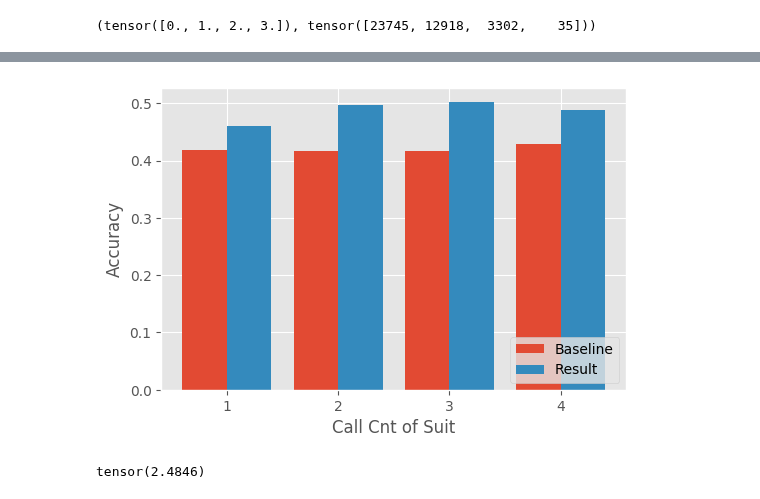
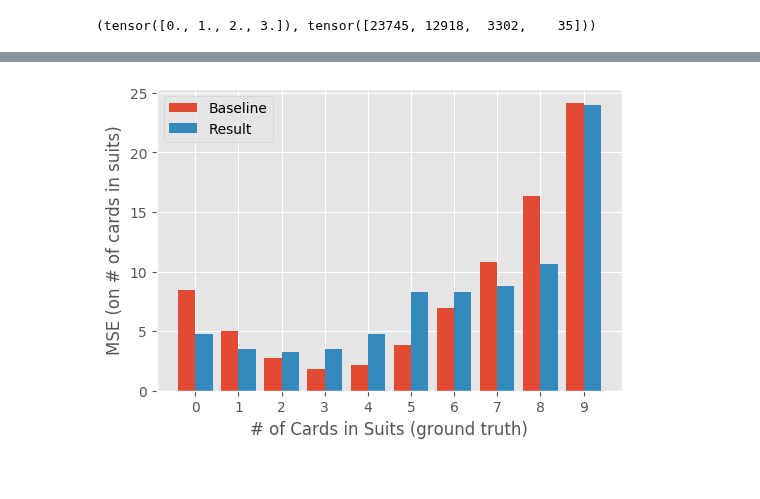
Before and after one commit to JackywithaWhiteDog/Bridge-AI-with-Bidding-Information, a Jupyter notebook: notebooks/test_rnn.ipynb, the cells around one changed output, grey strips where cells are left out. Cells and saved outputs as stored; diff of their text form; code cells hidden in the pictures.

```diff
--- a/notebooks/test_rnn.ipynb
+++ b/notebooks/test_rnn.ipynb
@@ -39,2 +35,0 @@ cards_selected = torch.stack(result.split(52, dim=1)).sum(dim=0) > 0
-# %%
-for i in range(result.shape[0]):
@@ -154,0 +175,6 @@ tensor([[0.3750, 0.3636, 0.2500,  ..., 0.5714, 0.6364, 0.5000],
+# %%
+len_acc = [[] for i in range(2)]
+for i, r in enumerate([random_results, hinted_results]):
+    for l in lengths:
+        len_acc[i].append(((torch.stack((r == targets)[bidding_len==l, :].split(52, dim=1)).sum(dim=0)) == 4).float().mean(dim=1).mean().item())
+# len_acc
@@ -155,11 +194,9 @@ tensor([[0.3750, 0.3636, 0.2500,  ..., 0.5714, 0.6364, 0.5000],
 # %%
-suit_matches = [
-    ((torch.stack((torch.stack((null_results == targets).split(52, dim=1)).sum(dim=0) == 4).split(13, dim=1)) & card_unknown).sum(dim=2) / card_unknown.sum(dim=2)).flatten(),
-    ((torch.stack((torch.stack((hinted_results == targets).split(52, dim=1)).sum(dim=0) == 4).split(13, dim=1)) & card_unknown).sum(dim=2) / card_unknown.sum(dim=2)).flatten(),
-    ((torch.stack((torch.stack((random_results == targets).split(52, dim=1)).sum(dim=0) == 4).split(13, dim=1)) & card_unknown).sum(dim=2) / card_unknown.sum(dim=2)).flatten(),
-]
-suit_acc = [[] for _ in range(len(suit_matches))]
-for i, suit_match in enumerate(suit_matches):
-    for call in calls:
-        suit_acc[i].append(suit_match[call_cnt==call].nanmean().item())
-suit_acc
+player_suit_cnt = torch.stack(torch.stack(targets.split(52, dim=1), dim=1).split(13, dim=2), dim=2).sum(dim=3)
+unknown_player_suit = torch.stack(torch.stack((hints == 0).split(52, dim=1), dim=1).any(dim=2).repeat(1, 4).split(4, dim=1), dim=2)
+
+suit_cnt_mse = [[] for i in range(2)]
+for i, r in enumerate([random_results, hinted_results]):
+    pred_player_suit_cnt = torch.stack(torch.stack(r.split(52, dim=1), dim=1).split(13, dim=2), dim=2).sum(dim=3)
+    for cnt in range(0, 13+1):
+        suit_cnt_mse[i].append(((player_suit_cnt[player_suit_cnt==cnt] - pred_player_suit_cnt[player_suit_cnt==cnt])[unknown_player_suit[player_suit_cnt==cnt]] ** 2).nanmean().item())
@@ -179,22 +203,13 @@ suit_acc
 # %%
-import numpy as np
-
 width = .4
-
+max_cnt = 10
 plt.figure(dpi=100)
-plt.bar(np.arange(4), suit_acc[2], width=width)
-plt.bar(np.arange(4) + width, suit_acc[1], width=width)
-
-plt.xticks(np.arange(4) + width / 2, np.arange(4)+1)
-plt.legend(['Baseline', 'Result'], loc='lower right')
-plt.xlabel('Call Cnt of Suit')
-plt.ylabel('Accuracy')
-
+for i, mse in enumerate(suit_cnt_mse):
+    plt.bar(np.arange(max_cnt) + width*i, mse[:max_cnt], width=width)
+plt.xticks(np.arange(max_cnt) + width / 2, np.arange(max_cnt))
+plt.legend(['Baseline', 'Result'])
+plt.xlabel('# of Cards in Suits (ground truth)')
+plt.ylabel('MSE (on # of cards in suits)')
 plt.show()
 # %% [output]
-[figure, old version]
+[figure, new version]
-# %%
-((torch.stack(torch.stack(hinted_results.split(52, dim=1), dim=1).split(13, dim=2), dim=2).sum(dim=3) \
-    - torch.stack(torch.stack(targets.split(52, dim=1), dim=1).split(13, dim=2), dim=2).sum(dim=3)) ** 2).mean()
-# %% [output]
-tensor(2.4846)
```
Also changed, not shown: parts of 17 cells of this notebook, 2 other files.
